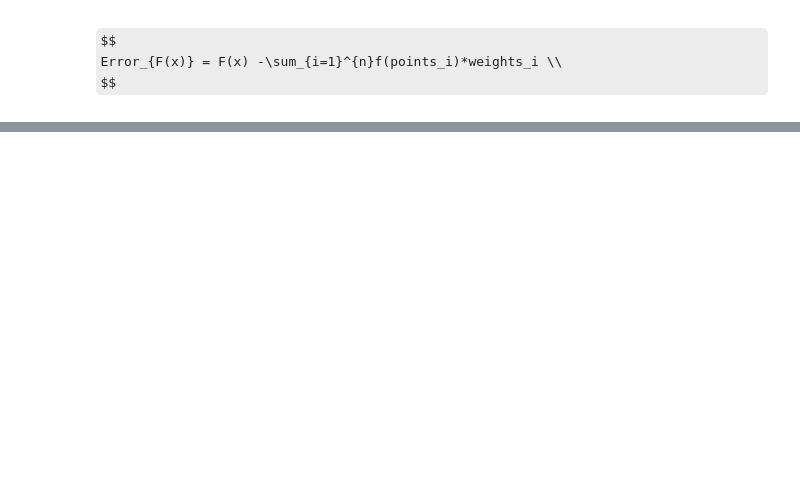
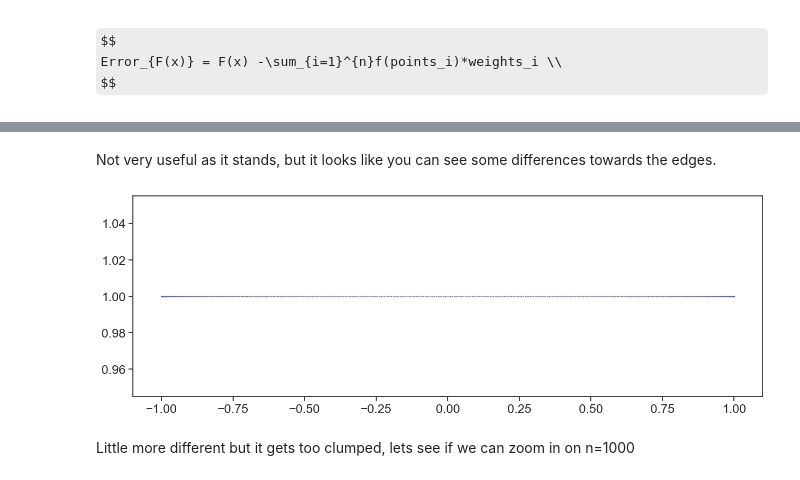
Before and after one commit to equadratures/Higher-Order-Integration, a Jupyter notebook: Asymptotic Legendre Implementation.ipynb, the cells around one changed output, grey strips where cells are left out. Drawn from its saved outputs; the diff is of its cells as text; code cells hidden in the pictures; some formulas as TeX source; blank space fills up the shorter version.

```diff
--- a/Asymptotic Legendre Implementation.ipynb
+++ b/Asymptotic Legendre Implementation.ipynb
@@ -259,0 +294,12 @@ plt.show()
+# %% [markdown]
+Not very useful as it stands, but it looks like you can see some differences towards the edges.
+# %%
+y2 = np.ones(500)
+plt.figure().set_figwidth(15)
+plt.scatter(points500Asy, y2, s= 0.5, alpha=0.5,color='r')
+plt.scatter(points500Eq, y2, s= 0.5, alpha=0.5,color='b')
+plt.show()
+# %% [output]
+[figure, added]
+# %% [markdown]
+Little more different but it gets too clumped, lets see if we can zoom in on n=1000
```
Also changed, not shown: parts of 21 cells of this notebook, 1 other file.
